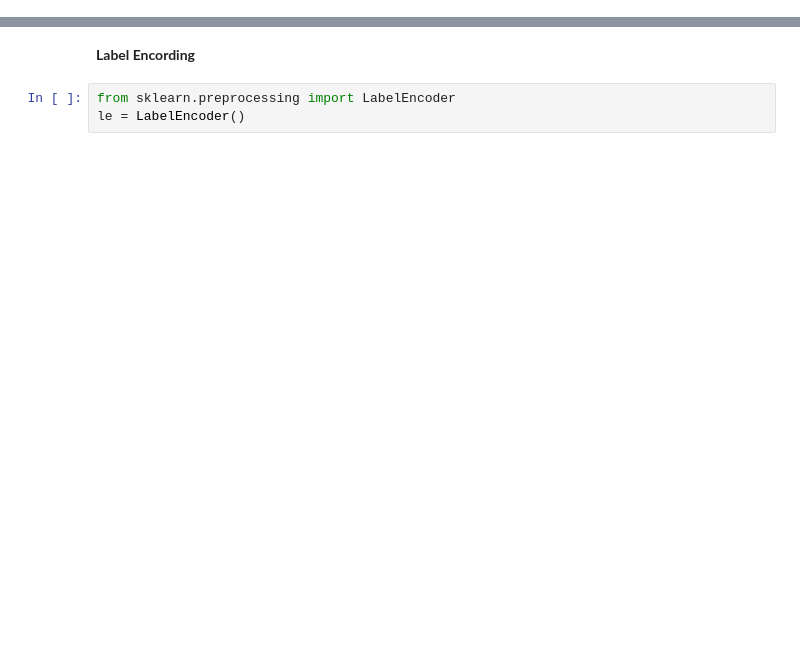
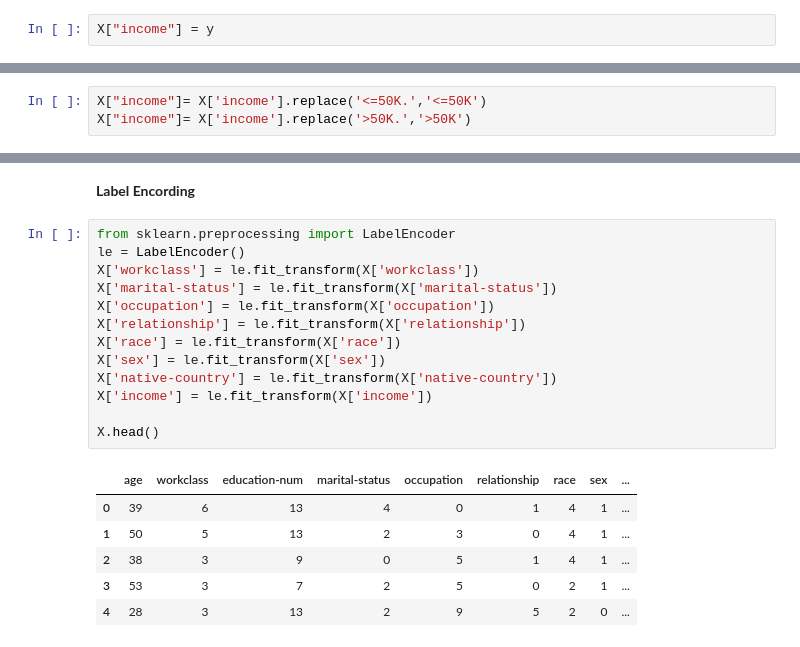
Before and after one commit to sevinduImsara/ML_CW, a Jupyter notebook: ML_CW.ipynb, the cells around one changed output, grey strips where cells are left out. Saved outputs shown, nothing was run; the diff lists cells and outputs as text; blank space fills up the shorter version.

```diff
--- a/ML_CW.ipynb
+++ b/ML_CW.ipynb
@@ -46,3 +55,5 @@ print(adult.variables)
+# %%
+X["income"] = y
 # %%
 X.to_csv("Data_Analysis")
 # %%
@@ -125,0 +114,3 @@ dtype: int64
+# %%
+X["income"]= X['income'].replace('<=50K.','<=50K')
+X["income"]= X['income'].replace('>50K.','>50K')
@@ -246,5 +286,22 @@ X.fillna(method = 'ffill', inplace = True)
 # %% [markdown]
 **Label Encording**
-# %%
-from sklearn.preprocessing import LabelEncoder
-le = LabelEncoder()
+# %%
+from sklearn.preprocessing import LabelEncoder
+le = LabelEncoder()
+X['workclass'] = le.fit_transform(X['workclass'])
+X['marital-status'] = le.fit_transform(X['marital-status'])
+X['occupation'] = le.fit_transform(X['occupation'])
+X['relationship'] = le.fit_transform(X['relationship'])
+X['race'] = le.fit_transform(X['race'])
+X['sex'] = le.fit_transform(X['sex'])
+X['native-country'] = le.fit_transform(X['native-country'])
+X['income'] = le.fit_transform(X['income'])
+
+X.head()
+# %% [output]
+|  | age | workclass | education-num | marital-status | occupation | relationship | race | sex | ... |
+| 0 | 39 | 6 | 13 | 4 | 0 | 1 | 4 | 1 | ... |
+| 1 | 50 | 5 | 13 | 2 | 3 | 0 | 4 | 1 | ... |
+| 2 | 38 | 3 | 9 | 0 | 5 | 1 | 4 | 1 | ... |
+| 3 | 53 | 3 | 7 | 2 | 5 | 0 | 2 | 1 | ... |
+| 4 | 28 | 3 | 13 | 2 | 9 | 5 | 2 | 0 | ... |
```
Also changed, not shown: parts of 29 cells of this notebook.
